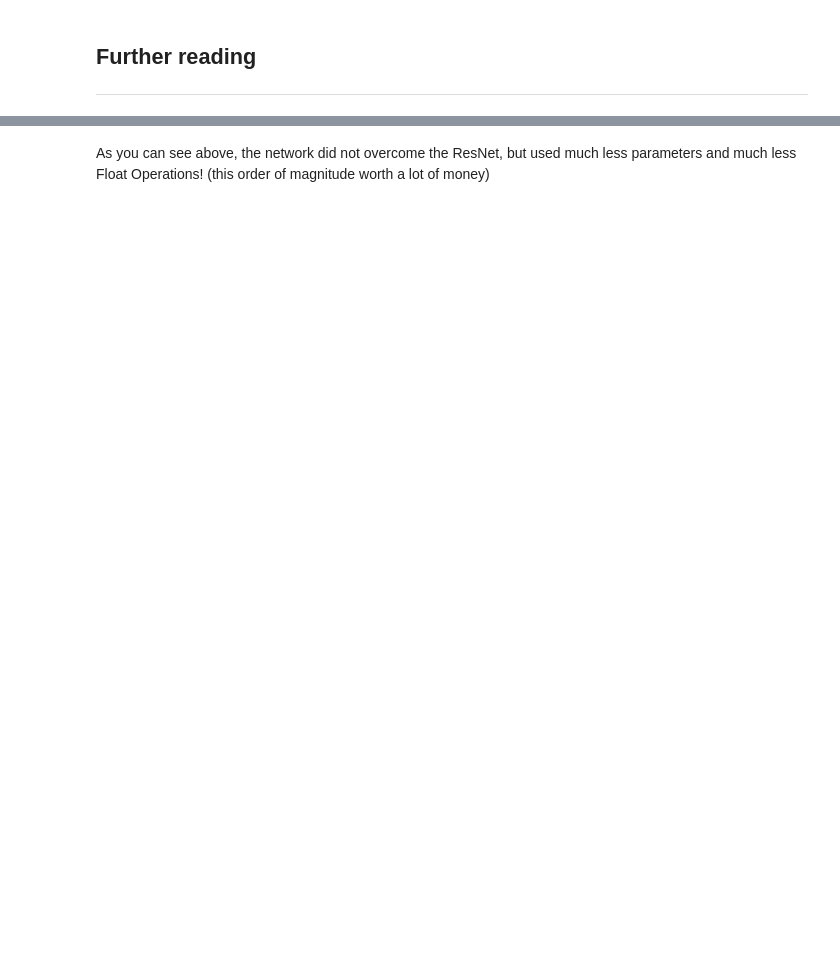
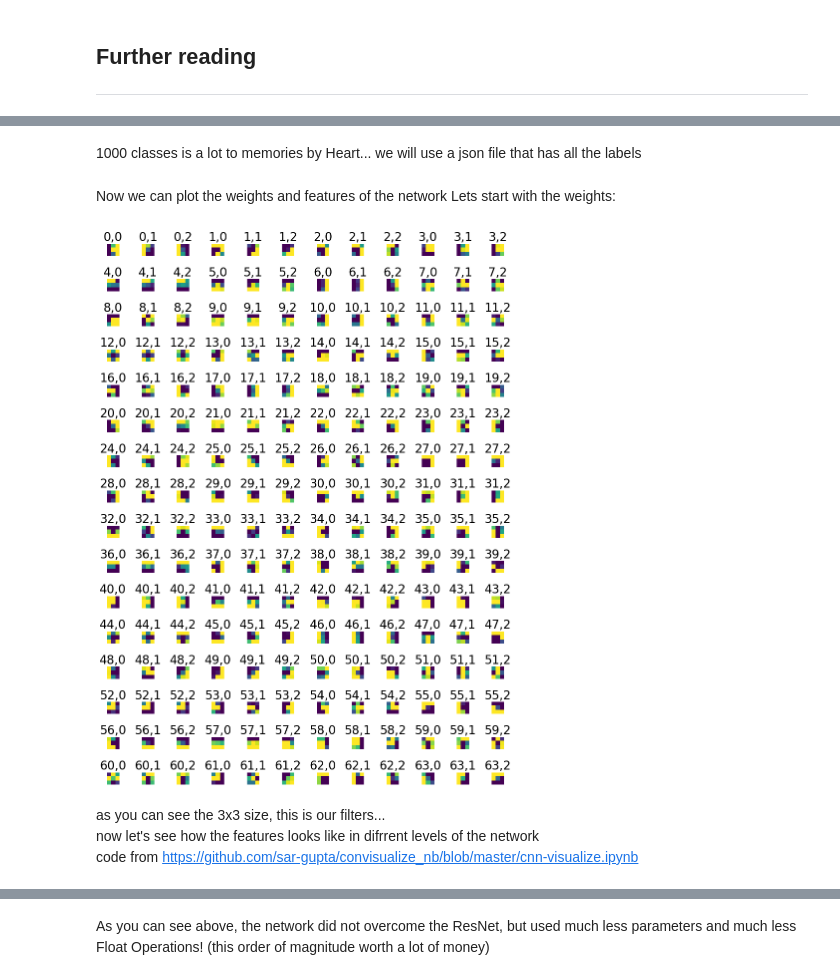
Before and after one commit to mkimhi/cs3600-tutorials, a Jupyter notebook: T3/tutorial3-CNNs.ipynb, the cells around one changed output, grey strips where cells are left out. Drawn from its saved outputs; the diff is of its cells as text; code cells hidden in the pictures; blank space fills up the shorter version.

```diff
--- a/T3/tutorial3-CNNs.ipynb
+++ b/T3/tutorial3-CNNs.ipynb
@@ -894,0 +784,7 @@ Implementation with guidance in homework
+# %%
+import torchvision.models as models
+model = models.vgg16(pretrained=True).to(device)
+model.eval();
+# %% [markdown]
+1000 classes is a lot to memories by Heart...
+we will use a json file that has all the labels
@@ -894,0 +797,3 @@ Implementation with guidance in homework
+# %% [markdown]
+Now we can plot the weights and features of the network
+Lets start with the weights:
@@ -894,0 +844,8 @@ Implementation with guidance in homework
+# %%
+plot_weights(model, 0)
+# %% [output]
+[figure, added]
+# %% [markdown]
+as you can see the 3x3 size, this is our filters...<br>
+now let's see how the features looks like in difrrent levels of the network<br>
+code from https://github.com/sar-gupta/convisualize_nb/blob/master/cnn-visualize.ipynb
```
Also changed, not shown: parts of 28 cells of this notebook, 2 other files.
